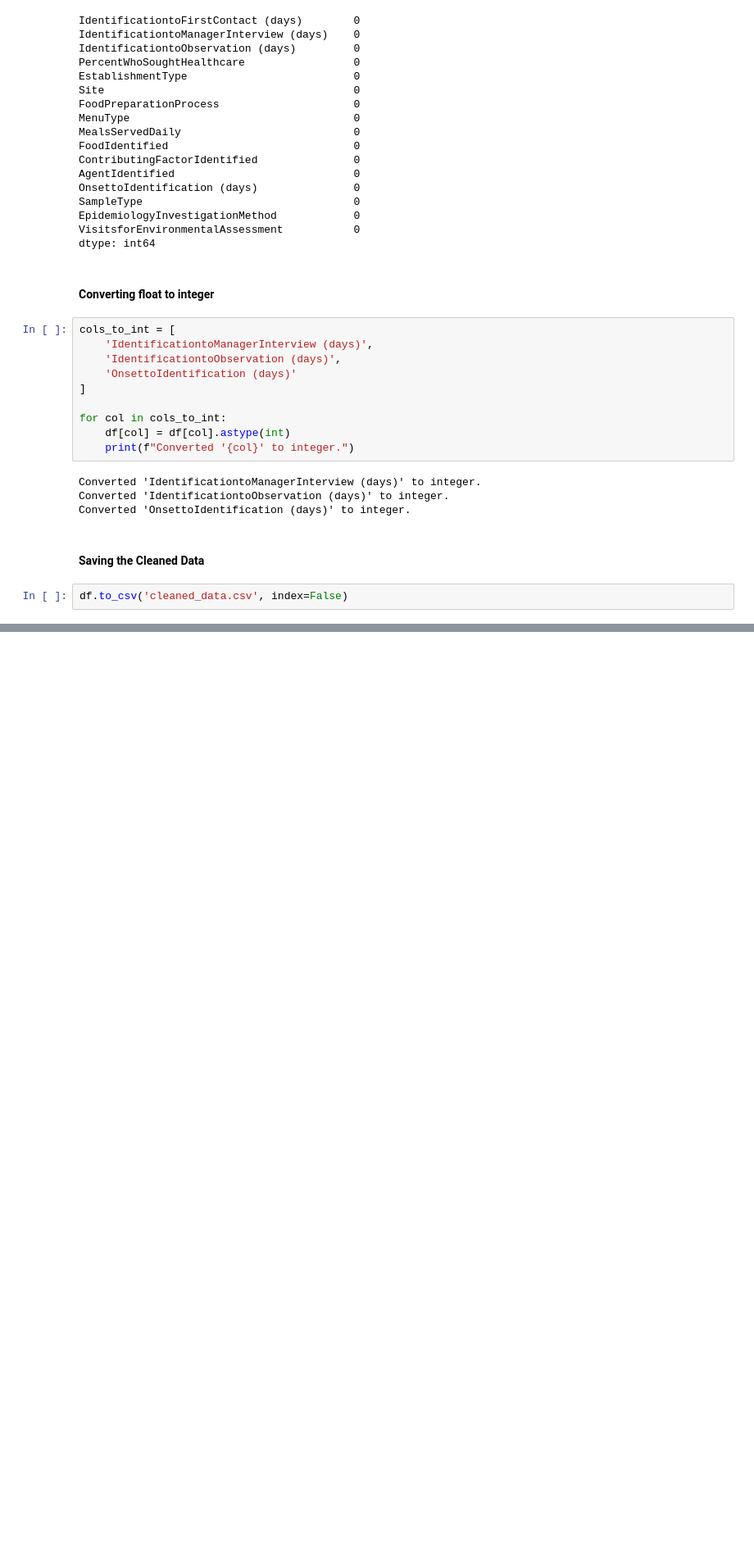
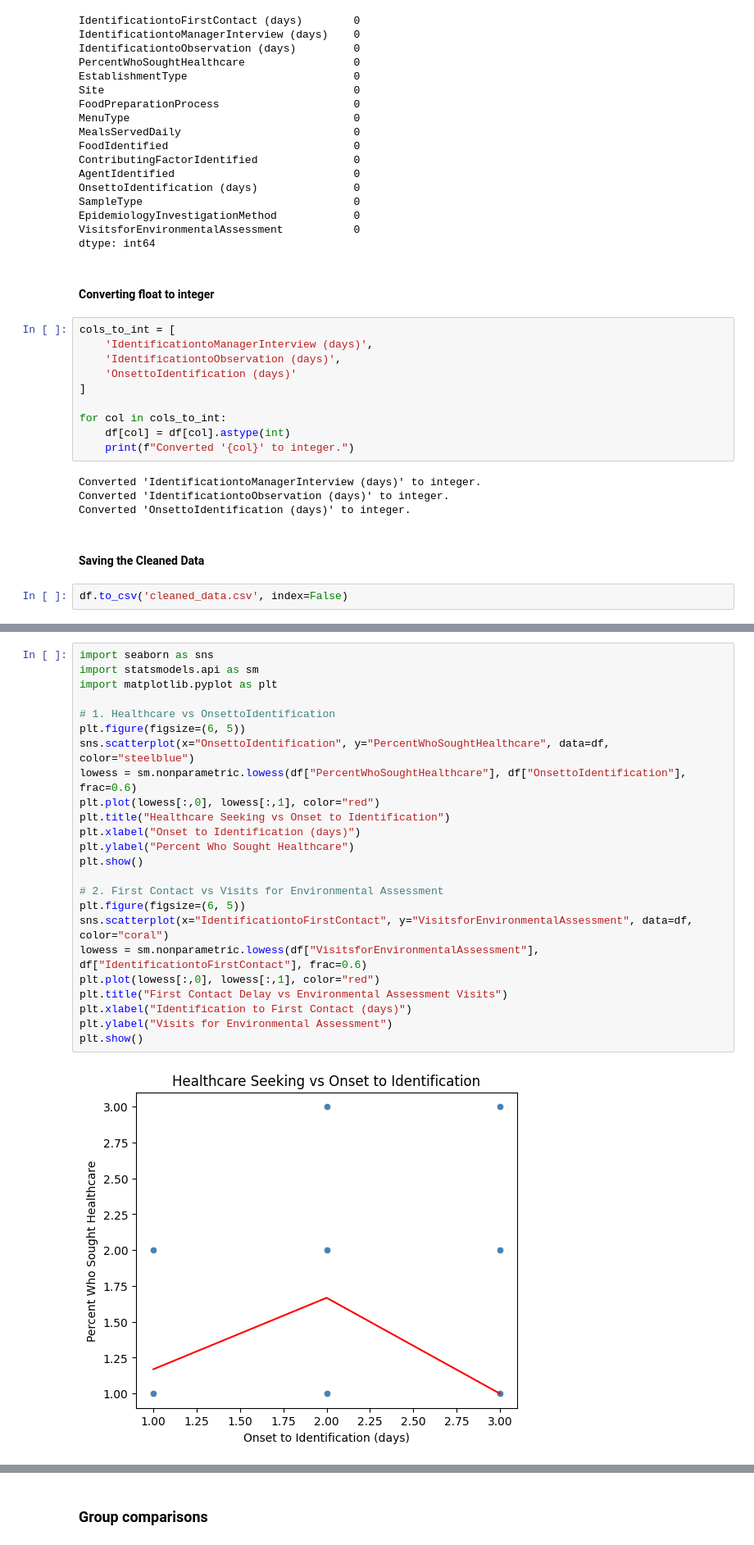
Before and after one commit to nyamucc/foodborne-outbreak-analysis, a Jupyter notebook: Notebooks/data_cleaning_eda.ipynb, the cells around one changed output, grey strips where cells are left out. Shown: that part at 82% size. Saved outputs shown, nothing was run; the diff lists cells and outputs as text; blank space fills up the shorter version.

```diff
--- a/Notebooks/data_cleaning_eda.ipynb
+++ b/Notebooks/data_cleaning_eda.ipynb
@@ -247,0 +426,26 @@ df.to_csv('cleaned_data.csv', index=False)
+# %%
+import seaborn as sns
+import statsmodels.api as sm
+import matplotlib.pyplot as plt
+
+# 1. Healthcare vs OnsettoIdentification
+plt.figure(figsize=(6, 5))
+sns.scatterplot(x="OnsettoIdentification", y="PercentWhoSoughtHealthcare", data=df, color="steelblue")
+lowess = sm.nonparametric.lowess(df["PercentWhoSoughtHealthcare"], df["OnsettoIdentification"], frac=0.6)
+plt.plot(lowess[:,0], lowess[:,1], color="red")
+plt.title("Healthcare Seeking vs Onset to Identification")
+plt.xlabel("Onset to Identification (days)")
+plt.ylabel("Percent Who Sought Healthcare")
+plt.show()
+
+# 2. First Contact vs Visits for Environmental Assessment
+plt.figure(figsize=(6, 5))
+sns.scatterplot(x="IdentificationtoFirstContact", y="VisitsforEnvironmentalAssessment", data=df, color="coral")
+lowess = sm.nonparametric.lowess(df["VisitsforEnvironmentalAssessment"], df["IdentificationtoFirstContact"], frac=0.6)
+plt.plot(lowess[:,0], lowess[:,1], color="red")
+plt.title("First Contact Delay vs Environmental Assessment Visits")
+plt.xlabel("Identification to First Contact (days)")
+plt.ylabel("Visits for Environmental Assessment")
+plt.show()
+# %% [output]
+[figure, added]
@@ -247,0 +453,2 @@ df.to_csv('cleaned_data.csv', index=False)
+# %% [markdown]
+### Group comparisons
```
Also changed, not shown: parts of 17 cells of this notebook, 17 other files.
